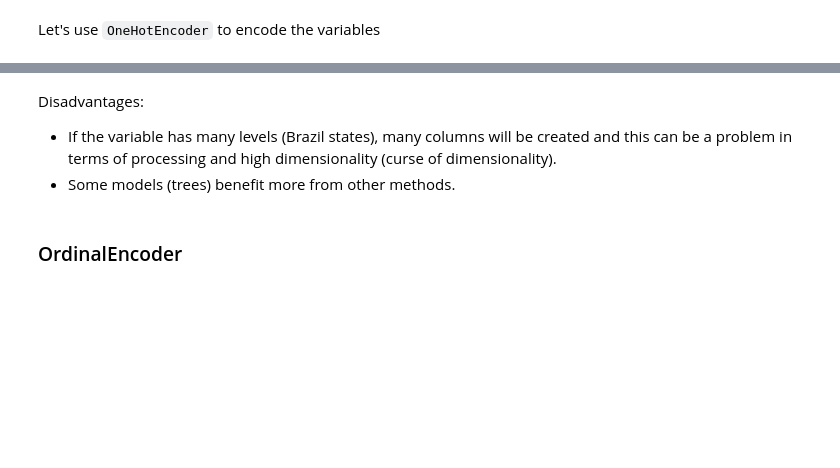
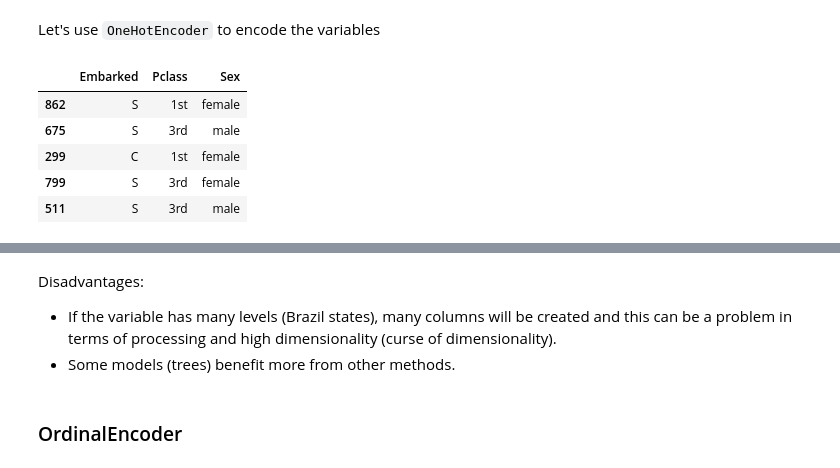
Before and after one commit to brondevitor/Python_Jorney, a Jupyter notebook: Data Preparation/Data preparation II.ipynb, the cells around one changed output, grey strips where cells are left out. Cells and saved outputs as stored; diff of their text form; code cells hidden in the pictures; blank space fills up the shorter version.

```diff
--- a/Data Preparation/Data preparation II.ipynb
+++ b/Data Preparation/Data preparation II.ipynb
@@ -368,0 +373,9 @@
+# %%
+X_train_titanic.head()
+# %% [output]
+|  | Embarked | Pclass | Sex |
+| 862 | S | 1st | female |
+| 675 | S | 3rd | male |
+| 299 | C | 1st | female |
+| 799 | S | 3rd | female |
+| 511 | S | 3rd | male |
```
Also changed, not shown: parts of 28 cells of this notebook.
